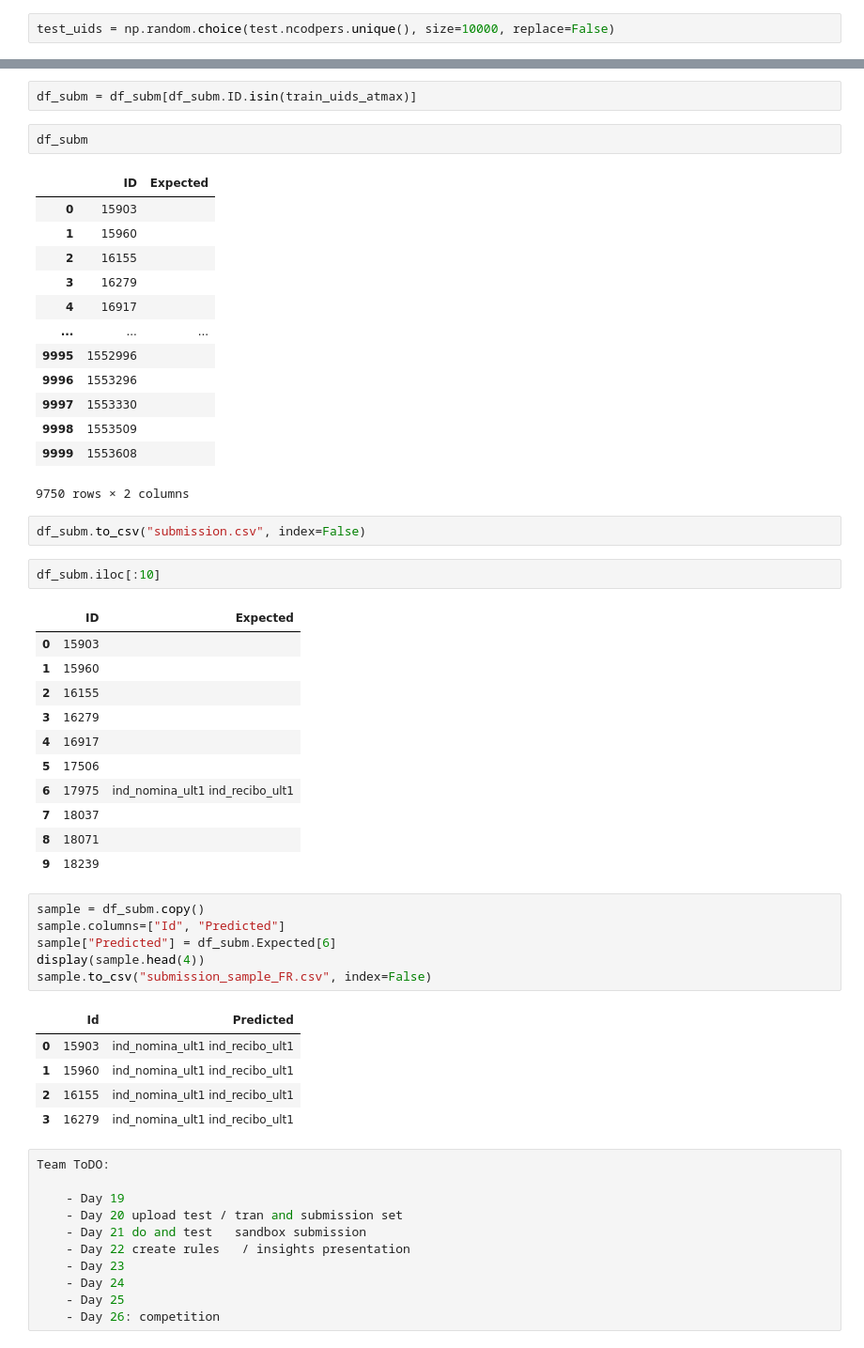
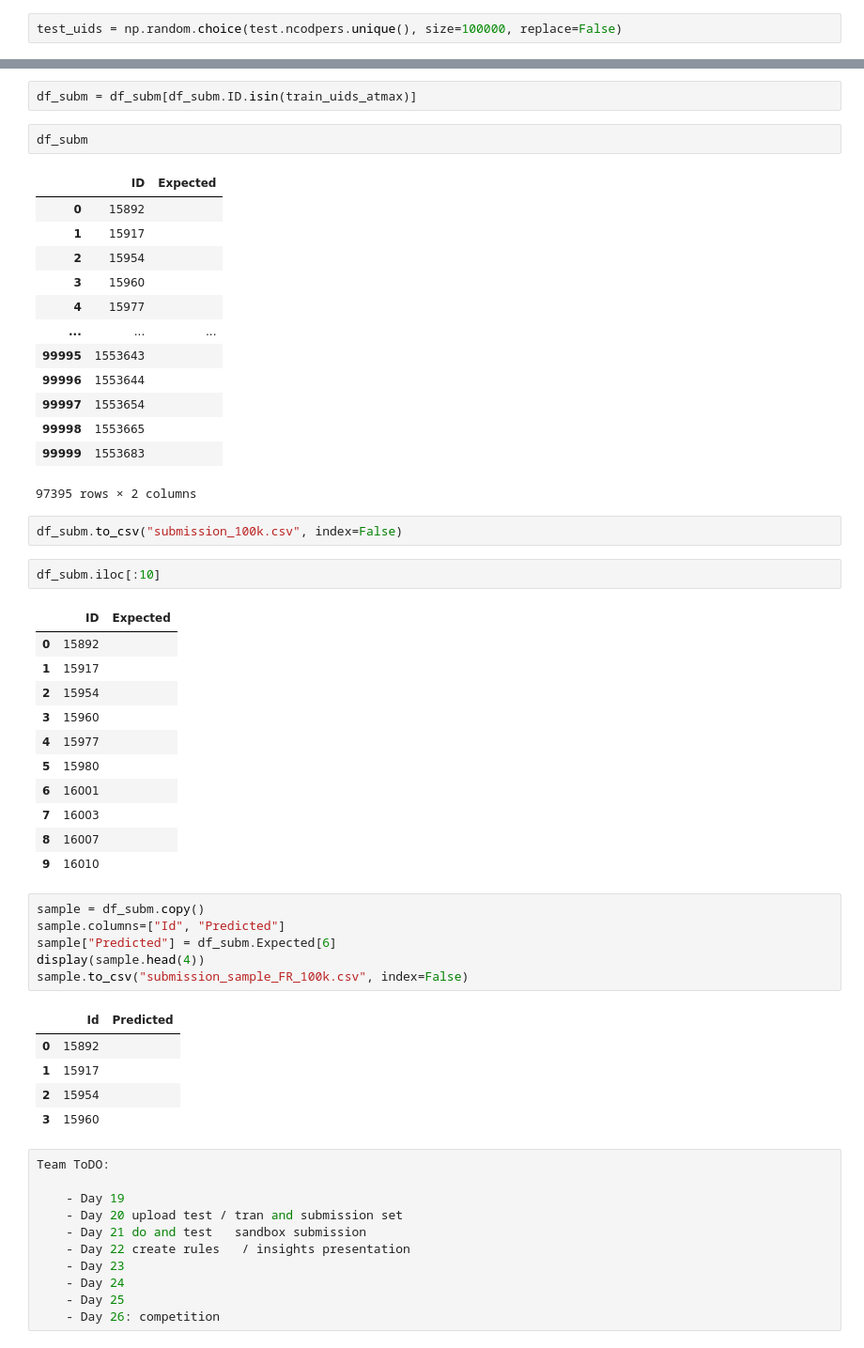
Before and after one commit to Fra1977/kaggle_santander, a Jupyter notebook: 02_create_train_test_sbmission_set.ipynb, the cells around one changed output, grey strips where cells are left out. Shown: that part at 94% size. Drawn from its saved outputs; the diff is of its cells as text.

```diff
--- a/02_create_train_test_sbmission_set.ipynb
+++ b/02_create_train_test_sbmission_set.ipynb
@@ -208,7 +213,7 @@ display(test.ncodpers.nunique())
 (13647309, 48)
 956645
 # %%
-test_uids = np.random.choice(test.ncodpers.unique(), size=10000, replace=False)
+test_uids = np.random.choice(test.ncodpers.unique(), size=100000, replace=False)
 # %%
 len(np.unique(test_uids))
 # %% [output]
@@ -325,46 +318,46 @@ df_subm = df_subm[df_subm.ID.isin(train_uids_atmax)]
 df_subm
 # %% [output]
 |  | ID | Expected |
-| 0 | 15903 |  |
-| 1 | 15960 |  |
-| 2 | 16155 |  |
-| 3 | 16279 |  |
-| 4 | 16917 |  |
+| 0 | 15892 |  |
+| 1 | 15917 |  |
+| 2 | 15954 |  |
+| 3 | 15960 |  |
+| 4 | 15977 |  |
 | ... | ... | ... |
-| 9995 | 1552996 |  |
-| 9996 | 1553296 |  |
-| 9997 | 1553330 |  |
-| 9998 | 1553509 |  |
-| 9999 | 1553608 |  |
+| 99995 | 1553643 |  |
+| 99996 | 1553644 |  |
+| 99997 | 1553654 |  |
+| 99998 | 1553665 |  |
+| 99999 | 1553683 |  |
-9750 rows × 2 columns
+97395 rows × 2 columns
 # %%
-df_subm.to_csv("submission.csv", index=False)
+df_subm.to_csv("submission_100k.csv", index=False)
 # %%
 df_subm.iloc[:10]
 # %% [output]
 |  | ID | Expected |
-| 0 | 15903 |  |
-| 1 | 15960 |  |
-| 2 | 16155 |  |
-| 3 | 16279 |  |
-| 4 | 16917 |  |
-| 5 | 17506 |  |
-| 6 | 17975 | ind_nomina_ult1 ind_recibo_ult1 |
-| 7 | 18037 |  |
-| 8 | 18071 |  |
-| 9 | 18239 |  |
+| 0 | 15892 |  |
+| 1 | 15917 |  |
+| 2 | 15954 |  |
+| 3 | 15960 |  |
+| 4 | 15977 |  |
+| 5 | 15980 |  |
+| 6 | 16001 |  |
+| 7 | 16003 |  |
+| 8 | 16007 |  |
+| 9 | 16010 |  |
 # %%
 sample = df_subm.copy()
 sample.columns=["Id", "Predicted"]
 sample["Predicted"] = df_subm.Expected[6]
 display(sample.head(4))
-sample.to_csv("submission_sample_FR.csv", index=False)
+sample.to_csv("submission_sample_FR_100k.csv", index=False)
 # %% [output]
 |  | Id | Predicted |
-| 0 | 15903 | ind_nomina_ult1 ind_recibo_ult1 |
-| 1 | 15960 | ind_nomina_ult1 ind_recibo_ult1 |
-| 2 | 16155 | ind_nomina_ult1 ind_recibo_ult1 |
-| 3 | 16279 | ind_nomina_ult1 ind_recibo_ult1 |
+| 0 | 15892 |  |
+| 1 | 15917 |  |
+| 2 | 15954 |  |
+| 3 | 15960 |  |
 # %%
 Team ToDO:
 
```
Also changed, not shown: parts of 18 cells of this notebook, 1 other file.
